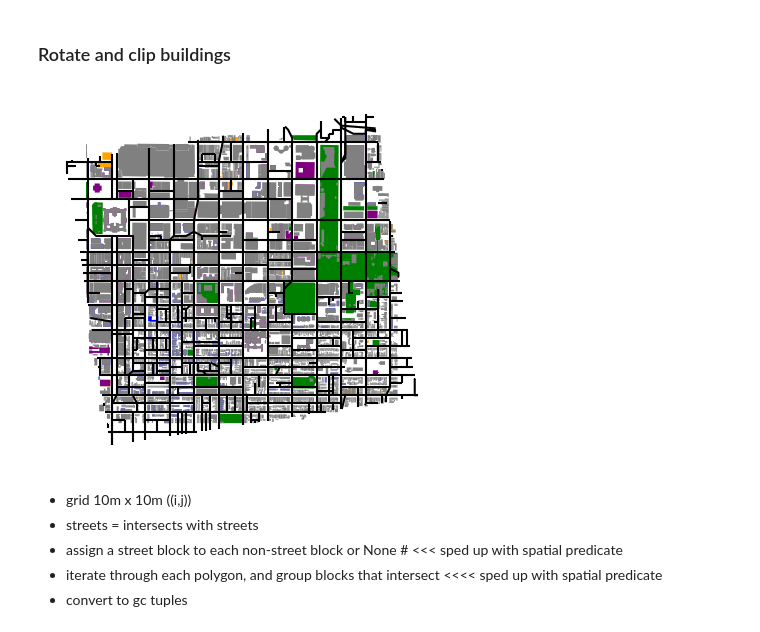
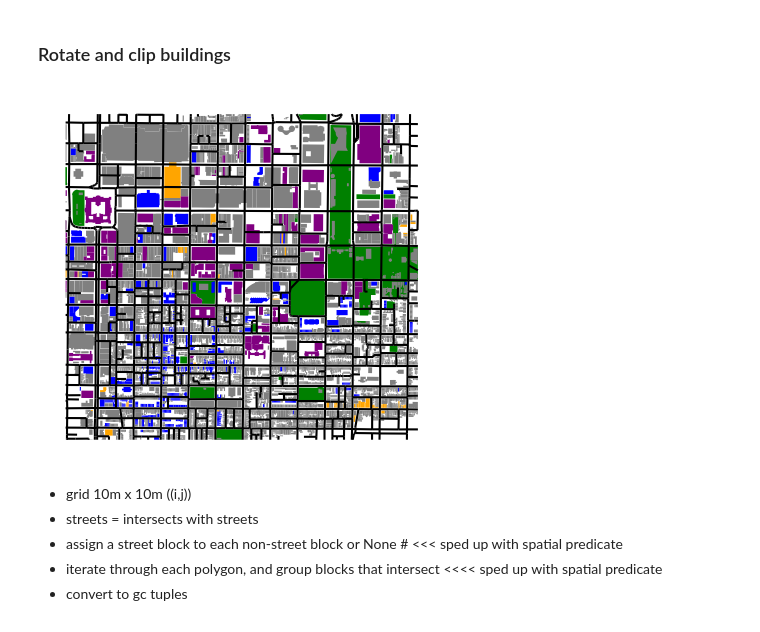
Before and after one commit to Watts-Lab/nomad, a Jupyter notebook: examples/research/virtual_philly.ipynb, the cells around one changed output. Cells and saved outputs as stored; diff of their text form; code cells hidden in the pictures.

```diff
--- a/examples/research/virtual_philly.ipynb
+++ b/examples/research/virtual_philly.ipynb
@@ -143,3 +154,6 @@ plt.show()
 # %%
 bbox = box(-75.1662060,39.9411582, -75.1456557,39.9557201)
 old_city = gpd.GeoSeries([bbox], crs="EPSG:4326").to_crs("EPSG:3857").iloc[0]
+# %%
+x_mean, y_mean = old_city.geometry.iloc[0].centroid.xy
+x_mean, y_mean = x_mean[0], y_mean[0]
@@ -276,23 +315,23 @@ other_buildings.to_file("phl_others_osmnx.geojson", driver="GeoJSON")
 # %% [markdown]
 ### Rotate and clip buildings
 # %%
-rot_parks = parks.assign(geometry=parks.geometry.rotate(9, origin=(cx, cy)))
+rot_parks = parks.assign(geometry=parks.geometry.rotate(9, origin=(x_mean, y_mean)))
 rot_parks = gpd.GeoDataFrame(rot_parks)
 clipped_parks = gpd.clip(rot_parks, old_city)
 
-rot_homes = homes.assign(geometry=homes.geometry.rotate(9, origin=(cx, cy)))
+rot_homes = homes.assign(geometry=homes.geometry.rotate(9, origin=(x_mean, y_mean)))
 rot_homes = gpd.GeoDataFrame(rot_homes)
 clipped_homes = gpd.clip(rot_homes, old_city)
 
-rot_retail = retail.assign(geometry=retail.geometry.rotate(9, origin=(cx, cy)))
+rot_retail = retail.assign(geometry=retail.geometry.rotate(9, origin=(x_mean, y_mean)))
 rot_retail = gpd.GeoDataFrame(rot_retail)
 clipped_retail = gpd.clip(rot_retail, old_city)
 
-rot_workplaces = workplaces.assign(geometry=workplaces.geometry.rotate(9, origin=(cx, cy)))
+rot_workplaces = workplaces.assign(geometry=workplaces.geometry.rotate(9, origin=(x_mean, y_mean)))
 rot_workplaces = gpd.GeoDataFrame(rot_workplaces)
 clipped_workplaces = gpd.clip(rot_workplaces, old_city)
 
-rot_others = other_buildings.assign(geometry=other_buildings.geometry.rotate(9, origin=(cx, cy)))
+rot_others = other_buildings.assign(geometry=other_buildings.geometry.rotate(9, origin=(x_mean, y_mean)))
 rot_others = gpd.GeoDataFrame(rot_others)
 clipped_others = gpd.clip(rot_others, old_city)
 # %%
@@ -306,18 +345,18 @@ clipped_streets = simplify_streets(
 # %%
 fig, ax = plt.subplots(figsize=(5,5))
 ax.set_axis_off()
 
 clipped_parks.plot(ax=ax,color="green")
 clipped_homes.plot(ax=ax, color="blue")
 clipped_retail.plot(ax=ax, color="orange")
 clipped_workplaces.plot(ax=ax, color="purple")
 clipped_others.plot(ax=ax, color="grey")
 
-clipped_streets.plot(ax=ax,edgecolor="black")
+segments.plot(ax=ax,edgecolor="black")
 
 plt.show()
 # %% [output]
-[figure, old version]
+[figure, new version]
 # %% [markdown]
 - grid 10m x 10m ((i,j))
 - streets = intersects with streets
```
Also changed, not shown: parts of 11 cells of this notebook, 14 other files.
